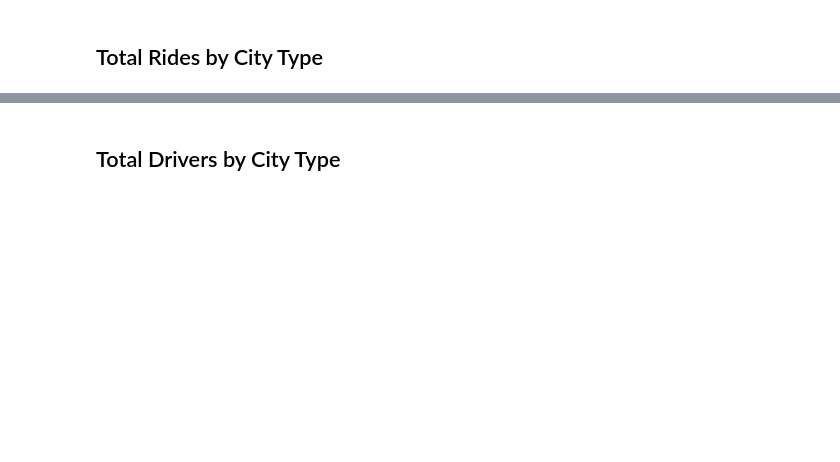
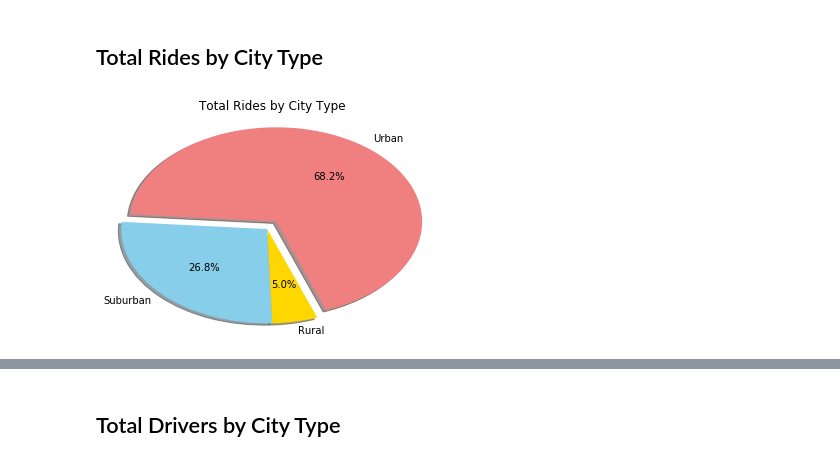
Before and after one commit to alexanderframe/Pyber, a Jupyter notebook: afPyber.ipynb, the cells around one changed output, grey strips where cells are left out. Cells and saved outputs as stored; diff of their text form; code cells hidden in the pictures; blank space fills up the shorter version.

```diff
--- a/afPyber.ipynb
+++ b/afPyber.ipynb
@@ -147,3 +133,22 @@ plt.show()
+# %%
+# Calculate Ride Percents
+urbanRides = typeGroup['ride_id'].sum().Urban
+suburbanRides = typeGroup['ride_id'].sum().Suburban
+ruralRides = typeGroup['ride_id'].sum().Rural
+
+# Build Pie Chart
+totalRides = [urbanRides, suburbanRides, ruralRides]
+
+plt.pie(totalRides, labels=labels, colors=colors, explode=explode, autopct=autopct, shadow=True, startangle=290)
+
+plt.title('Total Rides by City Type')
+plt.axis('auto')
+
+# Save Figure
+
+plt.savefig('total_rides_pie.png', bbox_inches='tight')
+# %% [output]
+[figure, added]
 # %%
 # Show Figure
 plt.show()
```
Also changed, not shown: parts of 15 cells of this notebook, 4 other files.
